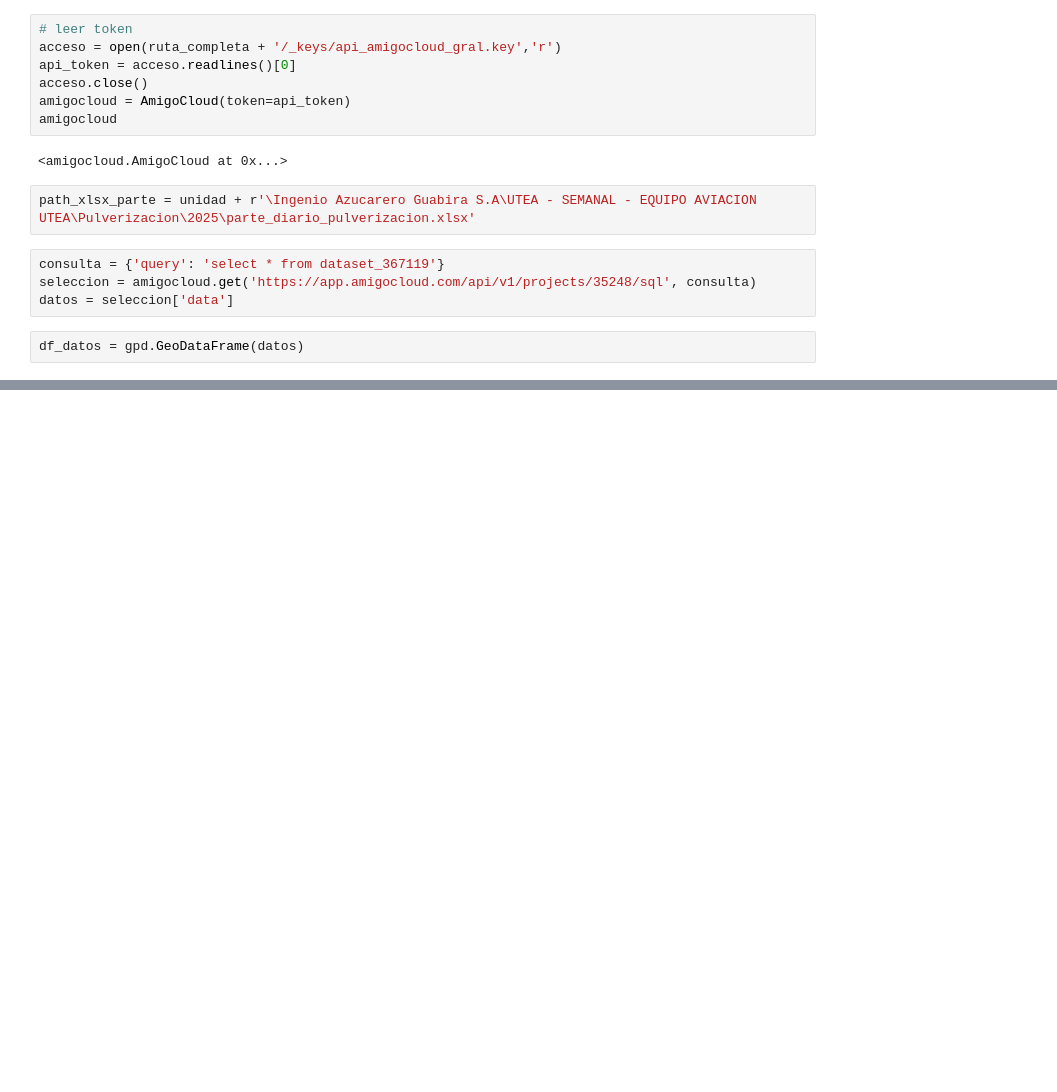
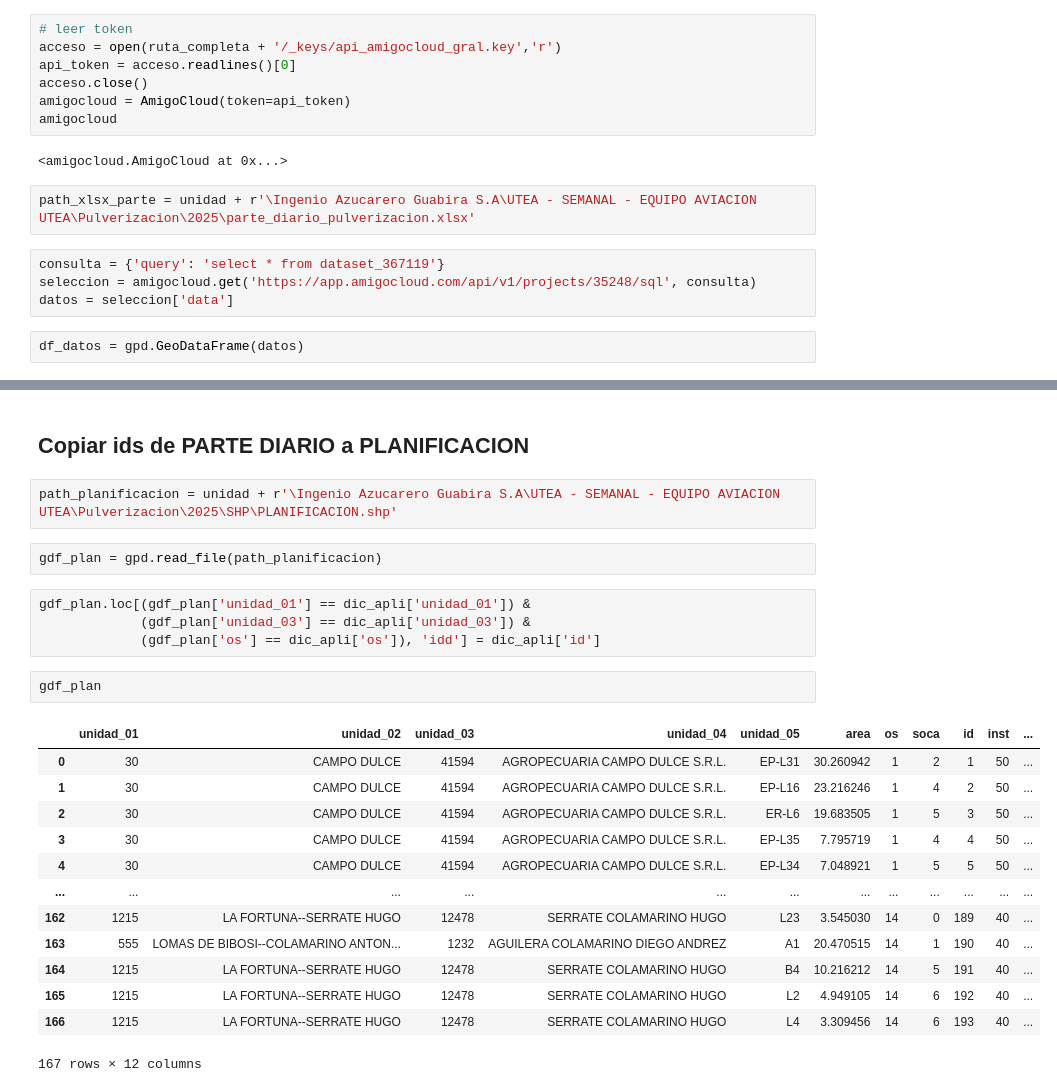
Before and after one commit to bismarksr17/utea_scripts, a Jupyter notebook: drones_pulverizacion/03_pulv_procesar_plan.ipynb, the cells around one changed output, grey strips where cells are left out. Drawn from its saved outputs; the diff is of its cells as text; blank space fills up the shorter version.

```diff
--- a/drones_pulverizacion/03_pulv_procesar_plan.ipynb
+++ b/drones_pulverizacion/03_pulv_procesar_plan.ipynb
@@ -67,0 +203,26 @@ idd = 37
+# %% [markdown]
+## Copiar ids de PARTE DIARIO a PLANIFICACION
+# %%
+path_planificacion = unidad + r'\Ingenio Azucarero Guabira S.A\UTEA - SEMANAL - EQUIPO AVIACION UTEA\Pulverizacion\2025\SHP\PLANIFICACION.shp'
+# %%
+gdf_plan = gpd.read_file(path_planificacion)
+# %%
+gdf_plan.loc[(gdf_plan['unidad_01'] == dic_apli['unidad_01']) &
+             (gdf_plan['unidad_03'] == dic_apli['unidad_03']) &
+             (gdf_plan['os'] == dic_apli['os']), 'idd'] = dic_apli['id']
+# %%
+gdf_plan
+# %% [output]
+|  | unidad_01 | unidad_02 | unidad_03 | unidad_04 | unidad_05 | area | os | soca | id | inst | ... |
+| 0 | 30 | CAMPO DULCE | 41594 | AGROPECUARIA CAMPO DULCE S.R.L. | EP-L31 | 30.260942 | 1 | 2 | 1 | 50 | ... |
+| 1 | 30 | CAMPO DULCE | 41594 | AGROPECUARIA CAMPO DULCE S.R.L. | EP-L16 | 23.216246 | 1 | 4 | 2 | 50 | ... |
+| 2 | 30 | CAMPO DULCE | 41594 | AGROPECUARIA CAMPO DULCE S.R.L. | ER-L6 | 19.683505 | 1 | 5 | 3 | 50 | ... |
+| 3 | 30 | CAMPO DULCE | 41594 | AGROPECUARIA CAMPO DULCE S.R.L. | EP-L35 | 7.795719 | 1 | 4 | 4 | 50 | ... |
+| 4 | 30 | CAMPO DULCE | 41594 | AGROPECUARIA CAMPO DULCE S.R.L. | EP-L34 | 7.048921 | 1 | 5 | 5 | 50 | ... |
+| ... | ... | ... | ... | ... | ... | ... | ... | ... | ... | ... | ... |
+| 162 | 1215 | LA FORTUNA--SERRATE HUGO | 12478 | SERRATE COLAMARINO HUGO | L23 | 3.545030 | 14 | 0 | 189 | 40 | ... |
+| 163 | 555 | LOMAS DE BIBOSI--COLAMARINO ANTON... | 1232 | AGUILERA COLAMARINO DIEGO ANDREZ | A1 | 20.470515 | 14 | 1 | 190 | 40 | ... |
+| 164 | 1215 | LA FORTUNA--SERRATE HUGO | 12478 | SERRATE COLAMARINO HUGO | B4 | 10.216212 | 14 | 5 | 191 | 40 | ... |
+| 165 | 1215 | LA FORTUNA--SERRATE HUGO | 12478 | SERRATE COLAMARINO HUGO | L2 | 4.949105 | 14 | 6 | 192 | 40 | ... |
+| 166 | 1215 | LA FORTUNA--SERRATE HUGO | 12478 | SERRATE COLAMARINO HUGO | L4 | 3.309456 | 14 | 6 | 193 | 40 | ... |
+167 rows × 12 columns
```
Also changed, not shown: parts of 20 cells of this notebook, 3 other files.
